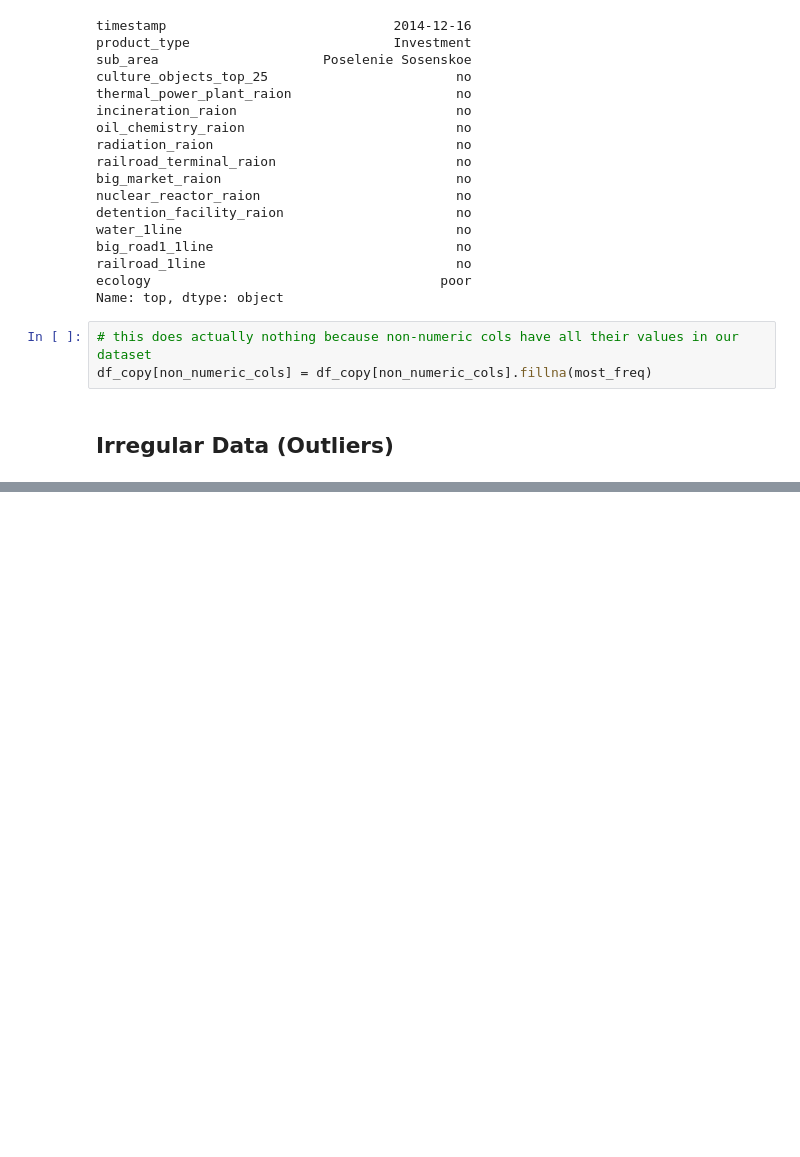
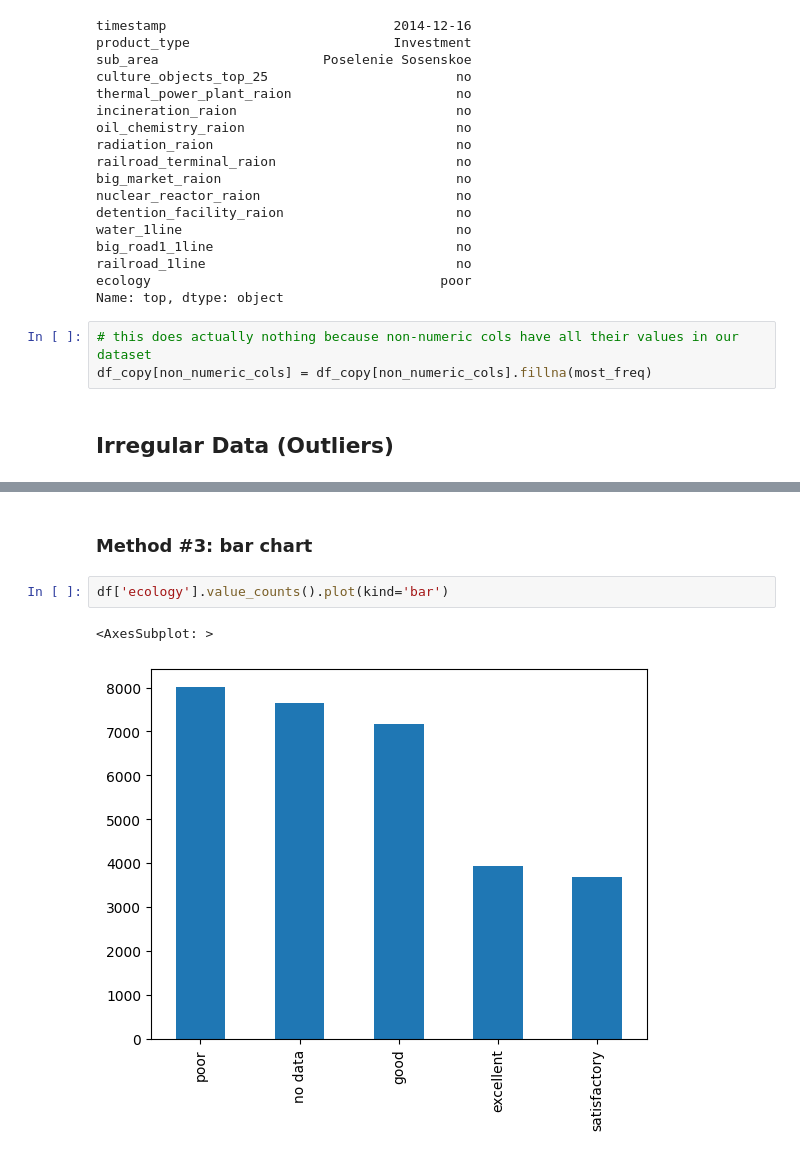
Before and after one commit to gabipana7/housing-market, a Jupyter notebook: housing-market-cleaning.ipynb, the cells around one changed output, grey strips where cells are left out. Cells and saved outputs as stored; diff of their text form; blank space fills up the shorter version.

```diff
--- a/housing-market-cleaning.ipynb
+++ b/housing-market-cleaning.ipynb
@@ -231,0 +288,7 @@ df_copy[non_numeric_cols] = df_copy[non_numeric_cols].fillna(most_freq)
+# %% [markdown]
+### Method #3: bar chart
+# %%
+df['ecology'].value_counts().plot(kind='bar')
+# %% [output]
+<AxesSubplot: >
+[figure, added]
```
Also changed, not shown: parts of 7 cells of this notebook.
